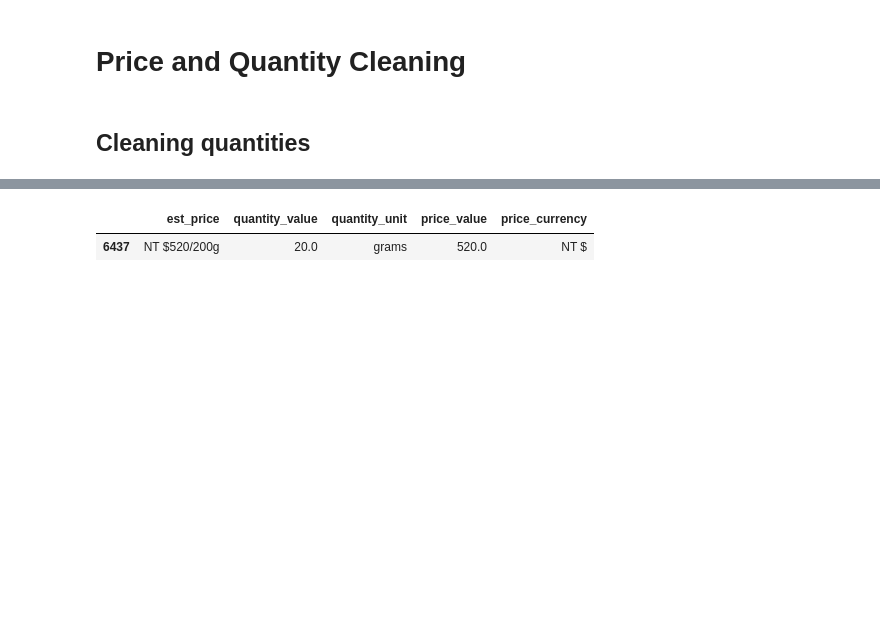
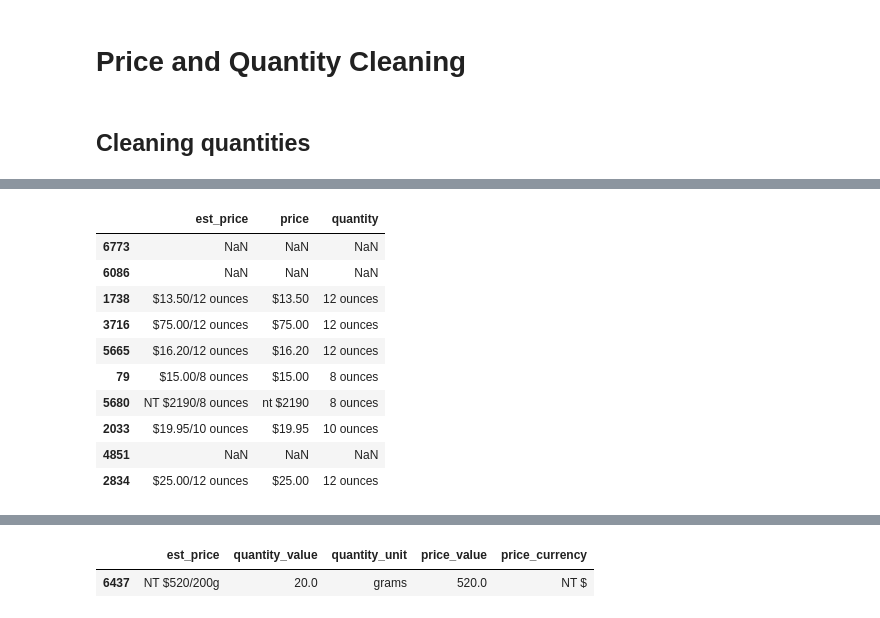
Before and after one commit to tynardone/coffee-review-analysis, a Jupyter notebook: notebooks/1-data-cleaning.ipynb, the cells around one changed output, grey strips where cells are left out. Cells and saved outputs as stored; diff of their text form; code cells hidden in the pictures; blank space fills up the shorter version.

Commit message:
Updating price quantity clenaing

```diff
--- a/notebooks/1-data-cleaning.ipynb
+++ b/notebooks/1-data-cleaning.ipynb
@@ -289,0 +197,68 @@ price_quantity_df.sample(10)
+# %%
+def prep_quantity_column(column: pd.Series) -> pd.Series:
+    return (
+        column.str.lower()
+        .str.strip()
+        # Remove parentheses and notes
+        .str.replace(remove_parentheses_pattern, "", regex=True)
+        .str.replace(remove_notes_pattern, "", regex=True)
+        # Clean and standardize quantity units
+        .pipe(
+            lambda s: s.replace(
+                {pat: repl for pat, repl in standardize_units_patterns},
+                regex=True,
+            )
+        )
+        # Remove "online" from any quantity
+        .str.replace(remove_online_pattern, "", regex=True)
+        .str.strip()
+    )
+
+
+def prep_price_column(column: pd.Series) -> pd.Series:
+    return column
+
+
+def extract_quantity_value(column: pd.Series) -> pd.Series:
+    return column
+
+
+def extract_quantity_unit(column: pd.Series) -> pd.Series:
+    return column
+
+
+def extract_price_value(column: pd.Series) -> pd.Series:
+    return column
+
+
+def extract_price_currency(column: pd.Series) -> pd.Series:
+    return column
+
+
+def create_price_quantity_columns(df: pd.DataFrame) -> pd.DataFrame:
+    # Split the est_price column into price and quantity columns
+    return (
+        df.assign(
+            # Split est_price into price and quantity, removing commas
+            **df["est_price"]
+            .str.split("/", n=1, expand=True)
+            .replace(",", "", regex=True)
+            .rename(columns={0: "price", 1: "quantity"})
+        )
+        # Filter out rows with unwanted terms in the quantity column
+        .loc[~df["quantity"].str.contains(drop_terms_string, case=False, na=False), :]
+        # Add cleaned and extracted columns
+        .assign(
+            quantity=lambda x: prep_quantity_column(x["quantity"]),
+            price=lambda x: prep_quantity_column(x["price"]),
+            quantity_unit=lambda x: extract_quantity_unit(x["quantity"]),
+            quantity_value=lambda x: extract_quantity_value(x["quantity"]),
+            price_value=lambda x: extract_price_value(x["price"]),
+            price_currency=lambda x: extract_price_currency(x["price"]),
+        )
+    )
+
+
+df = df_in.pipe(tweak_df).pipe(create_price_quantity_columns)
+df[["est_price", "price", "quantity"]].sample(10)
+# %% [output]
@@ -289,0 +282,11 @@ price_quantity_df.sample(10)
+|  | est_price | price | quantity |
+| 6773 | NaN | NaN | NaN |
+| 6086 | NaN | NaN | NaN |
+| 1738 | $13.50/12 ounces | $13.50 | 12 ounces |
+| 3716 | $75.00/12 ounces | $75.00 | 12 ounces |
+| 5665 | $16.20/12 ounces | $16.20 | 12 ounces |
+| 79 | $15.00/8 ounces | $15.00 | 8 ounces |
+| 5680 | NT $2190/8 ounces | nt $2190 | 8 ounces |
+| 2033 | $19.95/10 ounces | $19.95 | 10 ounces |
+| 4851 | NaN | NaN | NaN |
+| 2834 | $25.00/12 ounces | $25.00 | 12 ounces |
```
Also changed, not shown: parts of 3 cells of this notebook.
